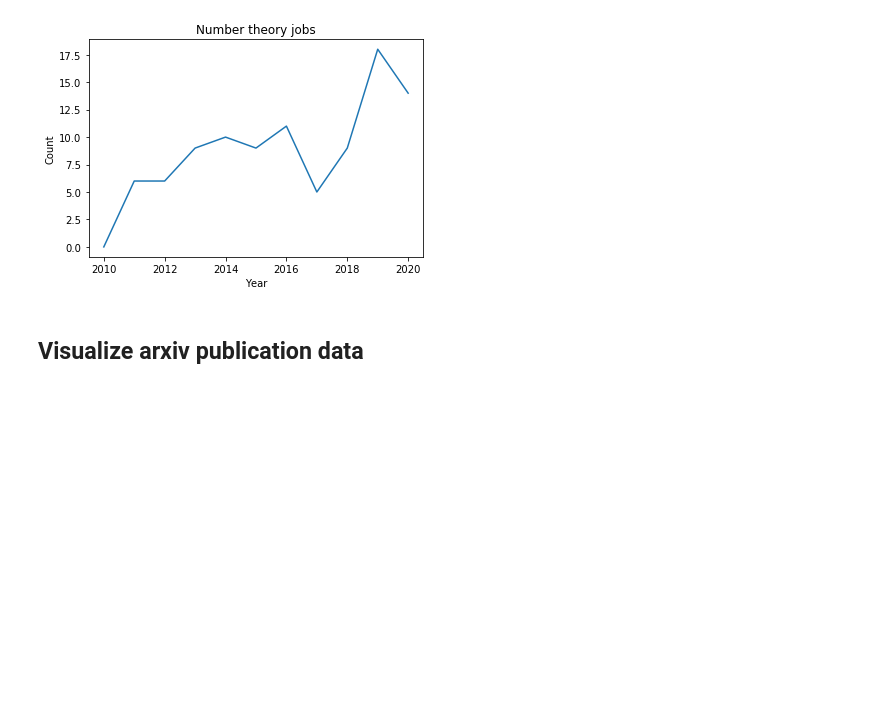
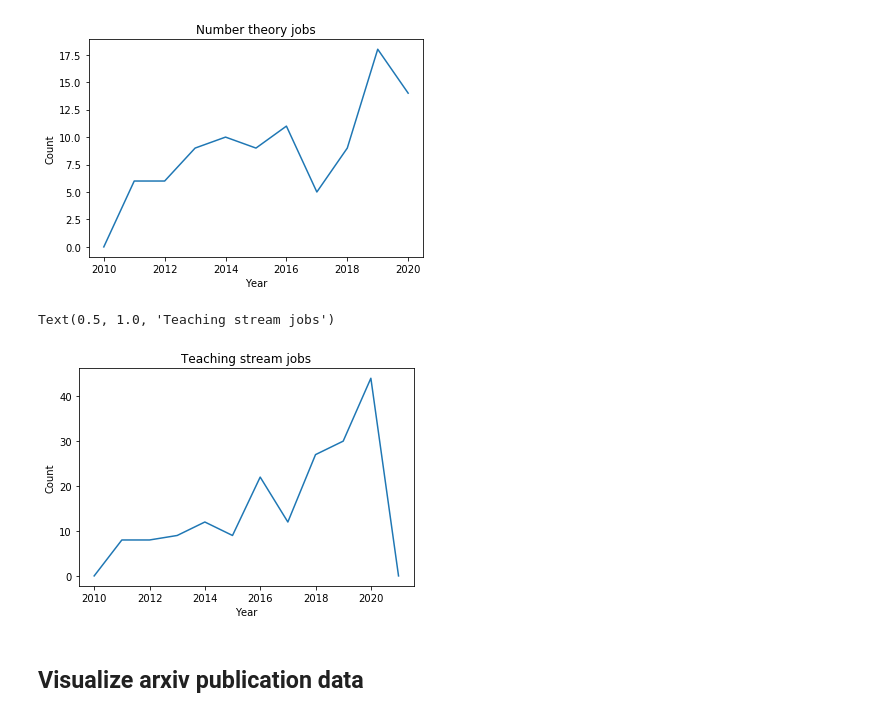
Before and after one commit to krishanr/mathjobs, a Jupyter notebook: notebooks/1.0-visualize-data.ipynb, the cells around one changed output. Saved outputs shown, nothing was run; the diff lists cells and outputs as text; code cells hidden in the pictures; blank space fills up the shorter version.

```diff
--- a/notebooks/1.0-visualize-data.ipynb
+++ b/notebooks/1.0-visualize-data.ipynb
@@ -69,6 +72,16 @@ plt.title("Number theory jobs")
 # %% [output]
 Text(0.5, 1.0, 'Number theory jobs')
 [figure]
+# %%
+start = 2010
+end = 2021
+plt.plot(list(range(start, end+1)), get_key_word_counts(r"(?i)teach", start=start, end=end))
+plt.ylabel('Count')
+plt.xlabel('Year')
+plt.title("Teaching stream jobs")
+# %% [output]
+Text(0.5, 1.0, 'Teaching stream jobs')
+[figure, added]
 # %% [markdown]
 ## Visualize arxiv publication data
 # %%
```
Also changed, not shown: parts of 5 cells of this notebook, 12 other files.
